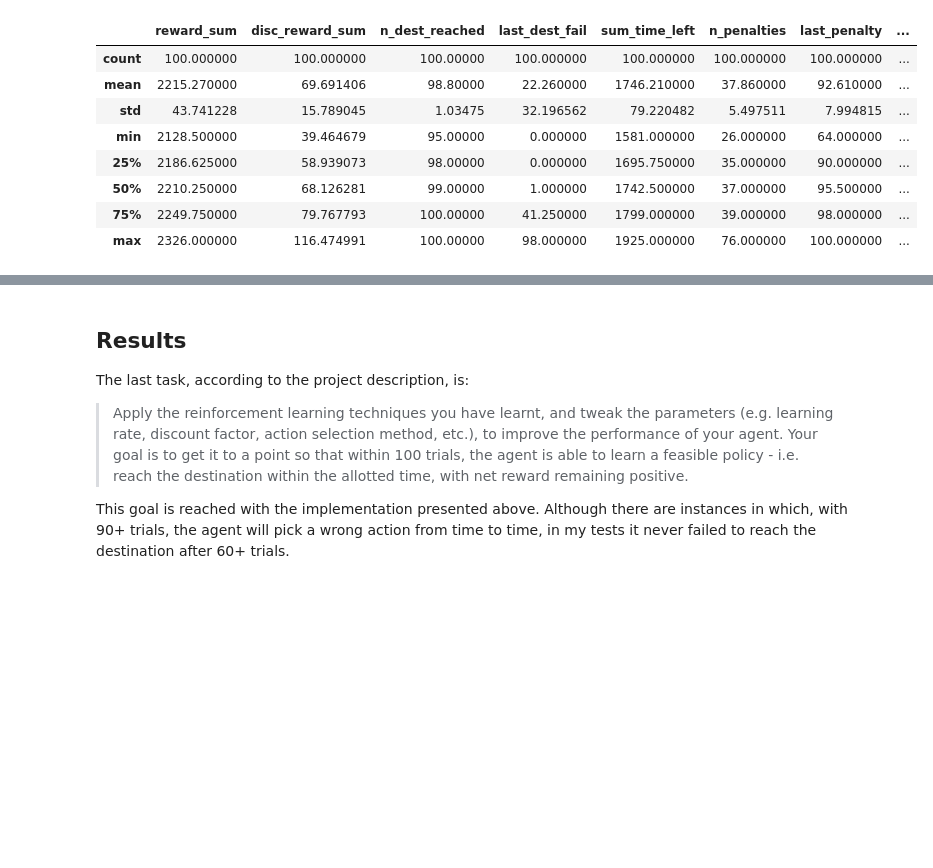
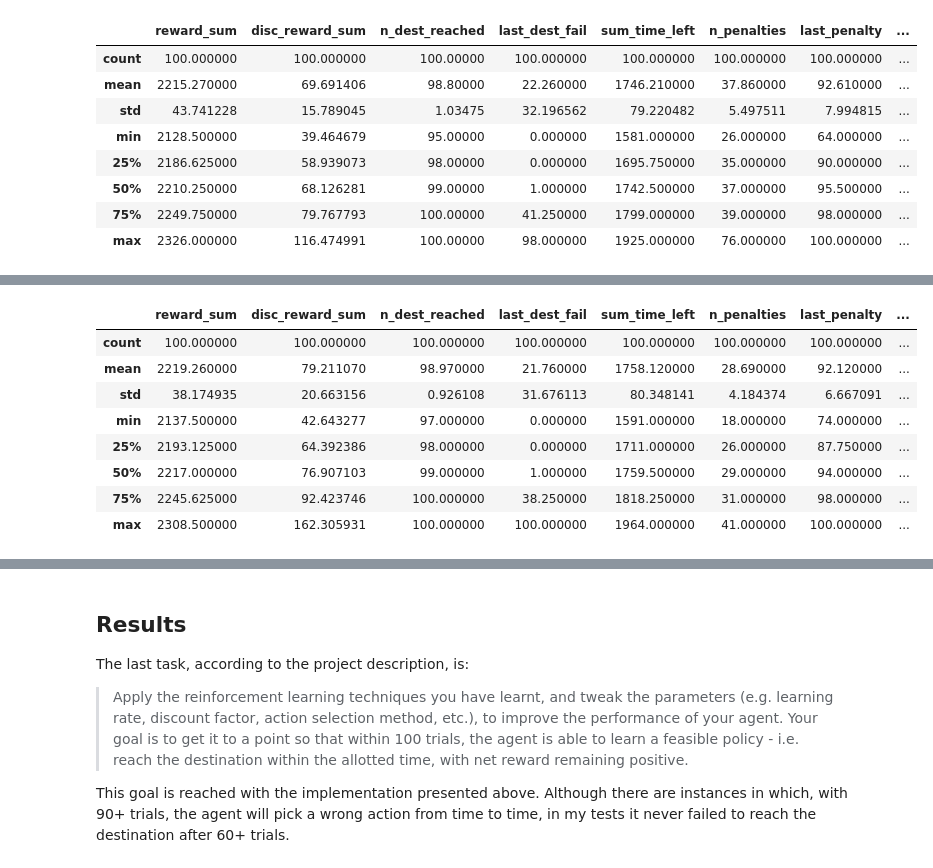
Before and after one commit to lmurtinho/mlend_ps4_smartcab, a Jupyter notebook: project_report.ipynb, the cells around one changed output, grey strips where cells are left out. Drawn from its saved outputs; the diff is of its cells as text; code cells hidden in the pictures; blank space fills up the shorter version.

```diff
--- a/project_report.ipynb
+++ b/project_report.ipynb
@@ -415,3 +415,16 @@ df_random.describe()
+# %%
+df_new_rate = pd.DataFrame.from_csv('new_rate_results.csv')
+df_new_rate.describe()
+# %% [output]
+|  | reward_sum | disc_reward_sum | n_dest_reached | last_dest_fail | sum_time_left | n_penalties | last_penalty | ... |
+| count | 100.000000 | 100.000000 | 100.000000 | 100.000000 | 100.000000 | 100.000000 | 100.000000 | ... |
+| mean | 2219.260000 | 79.211070 | 98.970000 | 21.760000 | 1758.120000 | 28.690000 | 92.120000 | ... |
+| std | 38.174935 | 20.663156 | 0.926108 | 31.676113 | 80.348141 | 4.184374 | 6.667091 | ... |
+| min | 2137.500000 | 42.643277 | 97.000000 | 0.000000 | 1591.000000 | 18.000000 | 74.000000 | ... |
+| 25% | 2193.125000 | 64.392386 | 98.000000 | 0.000000 | 1711.000000 | 26.000000 | 87.750000 | ... |
+| 50% | 2217.000000 | 76.907103 | 99.000000 | 1.000000 | 1759.500000 | 29.000000 | 94.000000 | ... |
+| 75% | 2245.625000 | 92.423746 | 100.000000 | 38.250000 | 1818.250000 | 31.000000 | 98.000000 | ... |
+| max | 2308.500000 | 162.305931 | 100.000000 | 100.000000 | 1964.000000 | 41.000000 | 100.000000 | ... |
 # %%
 from matplotlib import pyplot as plt
 import seaborn as sns
```
Also changed, not shown: parts of 2 cells of this notebook.
